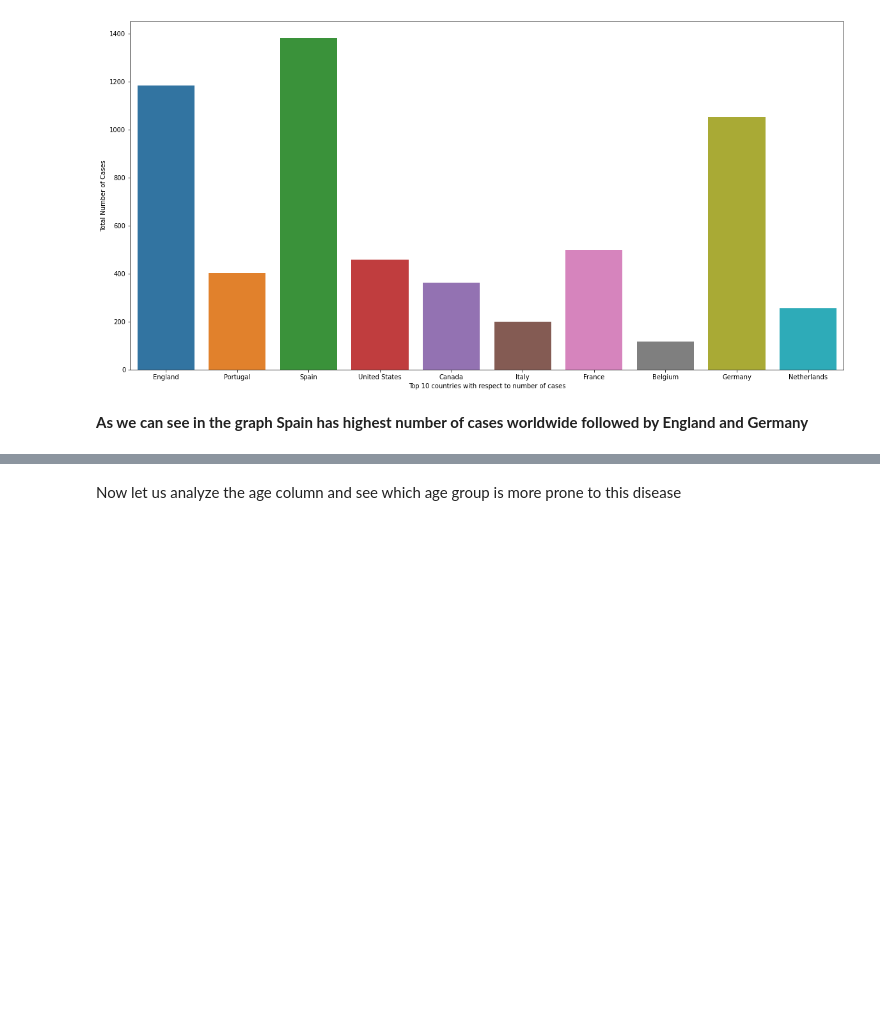
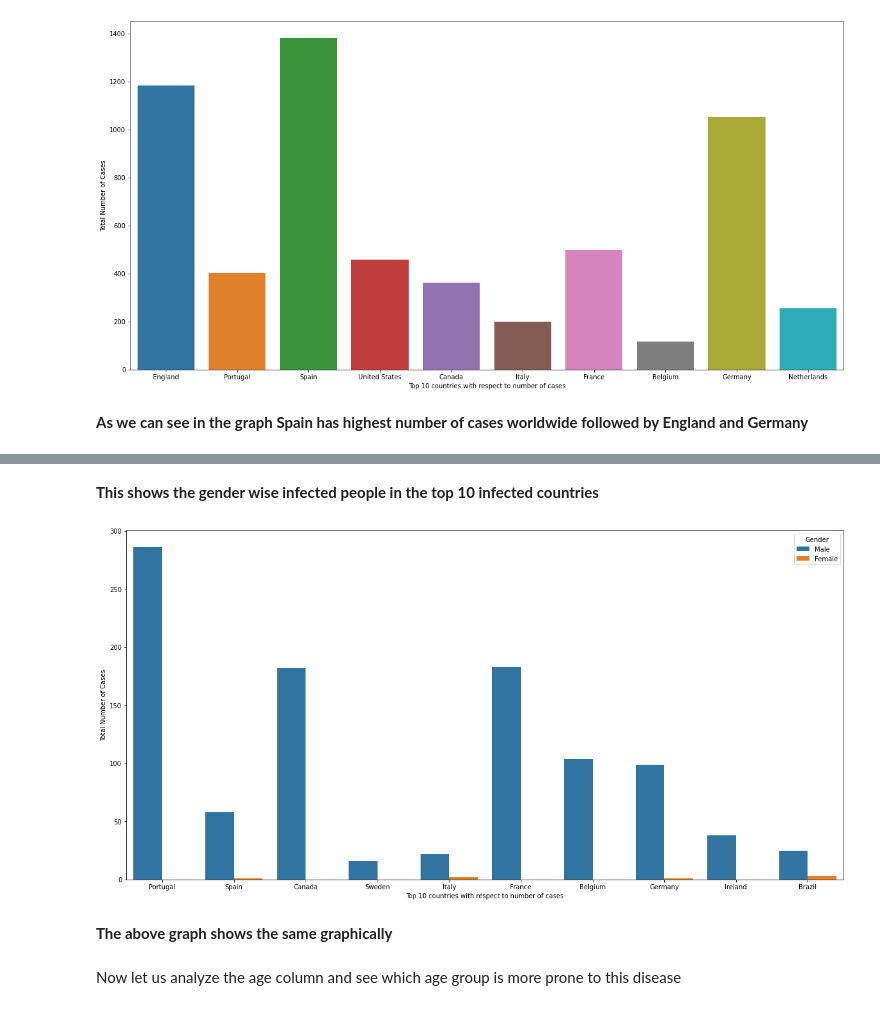
Before and after one commit to mohantyaditya/MonkeyPoxDataAnalysis, a Jupyter notebook: eda.ipynb, the cells around one changed output, grey strips where cells are left out. Saved outputs shown, nothing was run; the diff lists cells and outputs as text; code cells hidden in the pictures; blank space fills up the shorter version.

Commit message:
Added distribution of gender by country

```diff
--- a/eda.ipynb
+++ b/eda.ipynb
@@ -69,0 +127,6 @@ Text(0, 0.5, 'Total Number of Cases')
+# %%
+gender_country_rank = gender_country.groupby('Country')['ID'].nunique().to_frame('tot').reset_index()
+# %%
+gender_country_rank['rank'] = gender_country_rank['tot'].rank(method='dense',ascending=False)
+# %%
+cont_list = gender_country_rank[gender_country_rank['rank'] < 11]['Country'].to_list()
@@ -69,0 +146,2 @@ Text(0, 0.5, 'Total Number of Cases')
+# %%
+gender_country_filtered = gender_country[gender_country['Country'].isin(cont_list)]
@@ -70,3 +199,19 @@ Text(0, 0.5, 'Total Number of Cases')
+# %% [markdown]
+ **This shows the gender wise infected people in the top 10 infected countries**
+# %%
+plt.figure(figsize=(20,10))
+
+sns.countplot(x='Country',data= gender_country_filtered,hue='Gender')
+
+plt.xlabel("Top 10 countries with respect to number of cases")
+
+plt.ylabel("Total Number of Cases")
+
+plt.show()
+# %% [output]
+[figure, added]
+# %% [markdown]
+**The above graph shows the same graphically**
 # %% [markdown]
 Now let us analyze the age column and see which age group is more prone to this disease
 # %%
```
Also changed, not shown: parts of 40 cells of this notebook.
